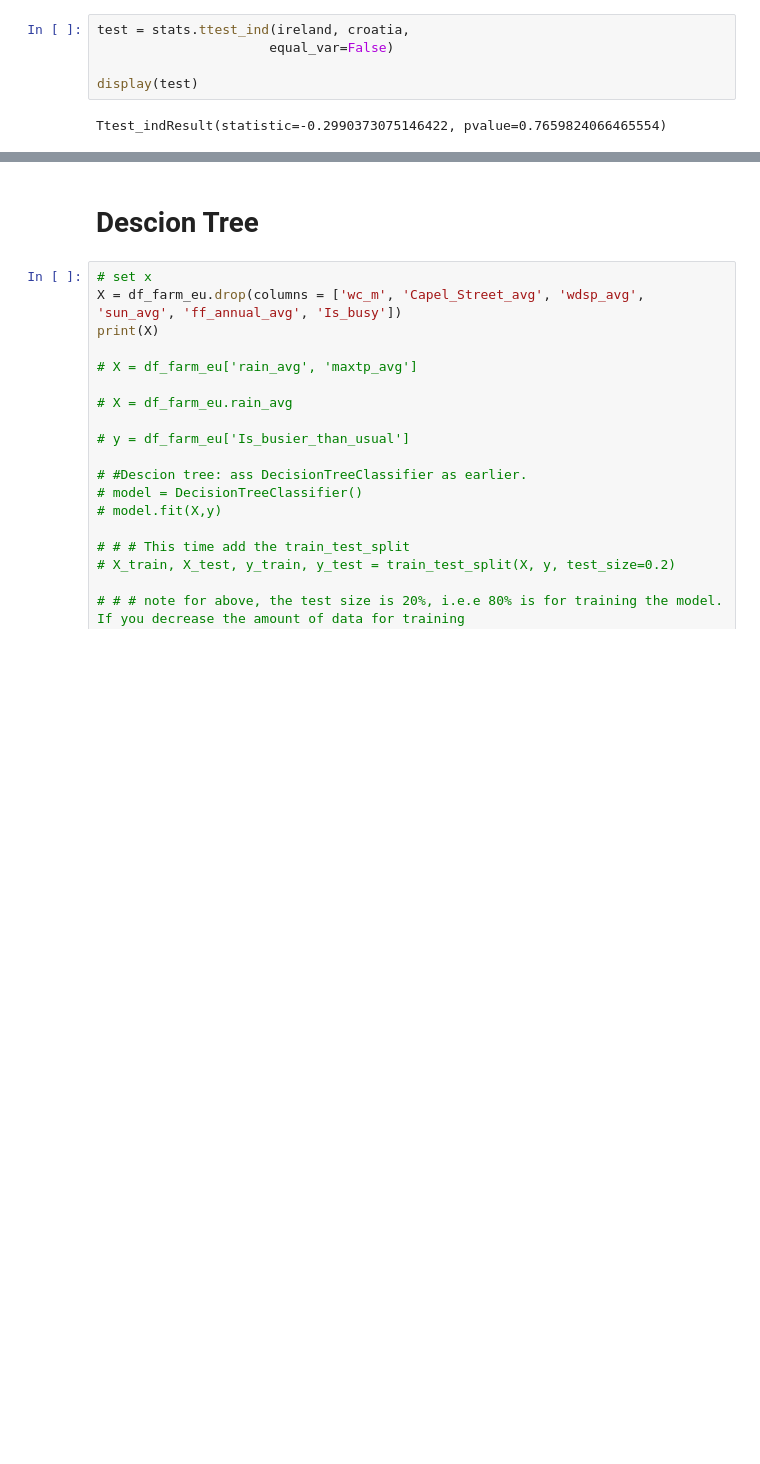
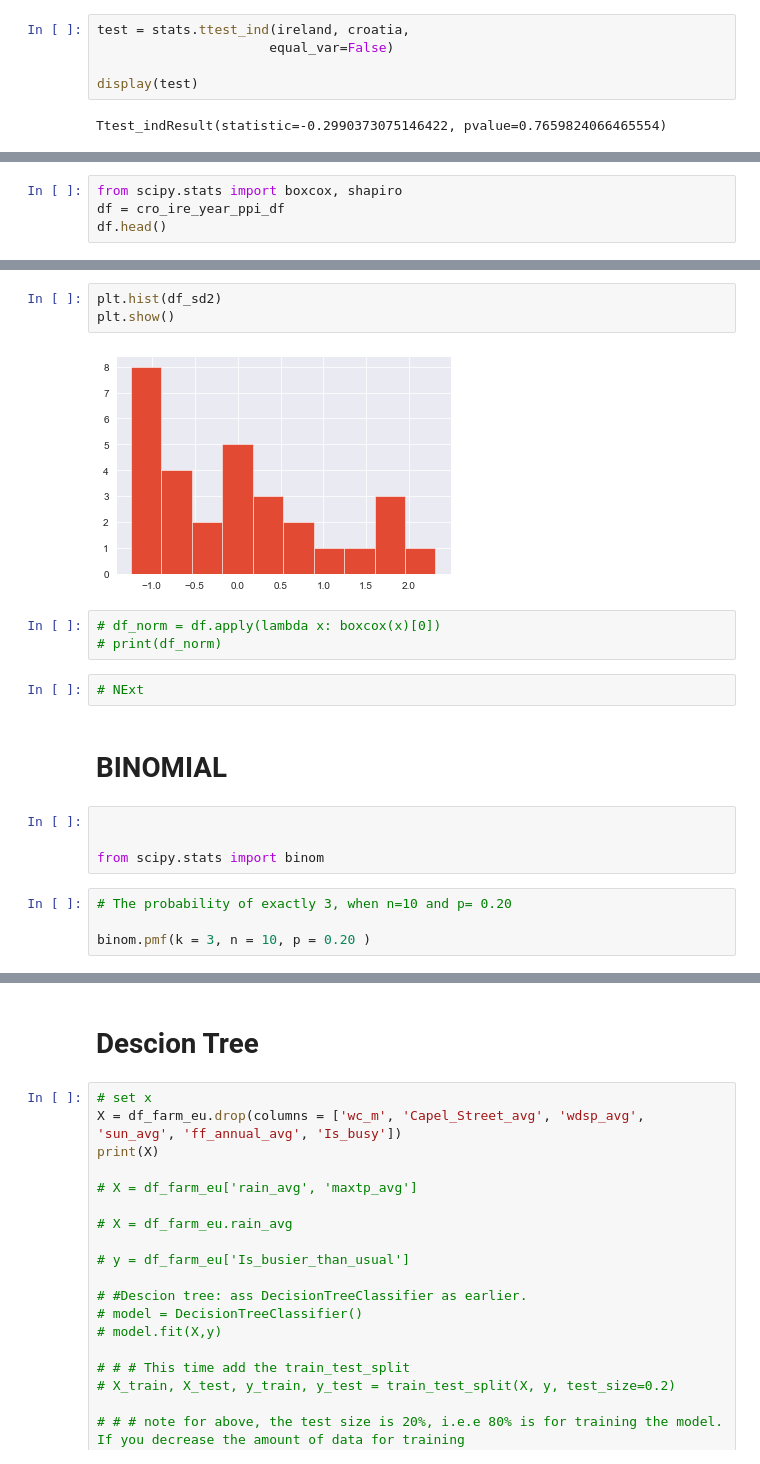
Before and after one commit to sba22218/MSc_GitHub_CA2, a Jupyter notebook: MM_Data_Explore_and_viz_postprocessed-Copy1.ipynb, the cells around one changed output, grey strips where cells are left out. Cells and saved outputs as stored; diff of their text form; blank space fills up the shorter version.

```diff
--- a/MM_Data_Explore_and_viz_postprocessed-Copy1.ipynb
+++ b/MM_Data_Explore_and_viz_postprocessed-Copy1.ipynb
@@ -925,0 +1032,4 @@ Ttest_indResult(statistic=-0.2990373075146422, pvalue=0.7659824066465554)
+# %%
+from scipy.stats import boxcox, shapiro
+df = cro_ire_year_ppi_df
+df.head()
@@ -925,0 +1094,20 @@ Ttest_indResult(statistic=-0.2990373075146422, pvalue=0.7659824066465554)
+# %%
+plt.hist(df_sd2)
+plt.show()
+# %% [output]
+[figure, added]
+# %%
+# df_norm = df.apply(lambda x: boxcox(x)[0])
+# print(df_norm)
+# %%
+# NExt
+# %% [markdown]
+# BINOMIAL
+# %%
+
+
+from scipy.stats import binom
+# %%
+# The probability of exactly 3, when n=10 and p= 0.20
+
+binom.pmf(k = 3, n = 10, p = 0.20 )
```
Also changed, not shown: parts of 34 cells of this notebook, 3 other files.
